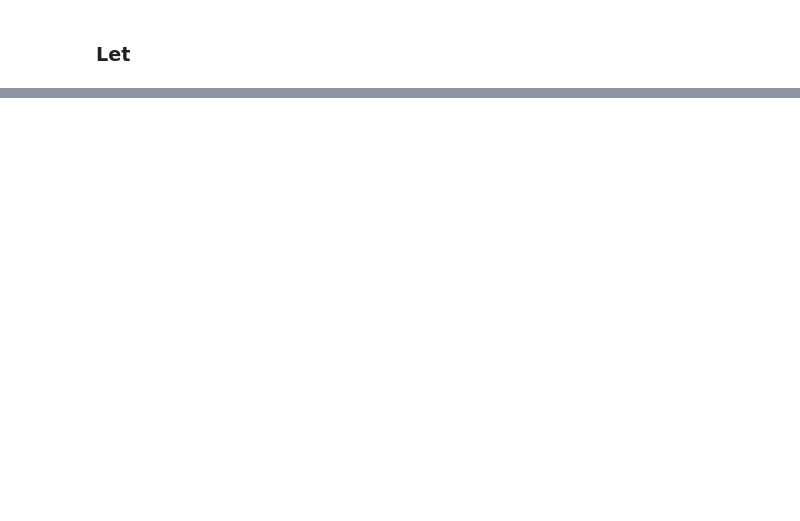
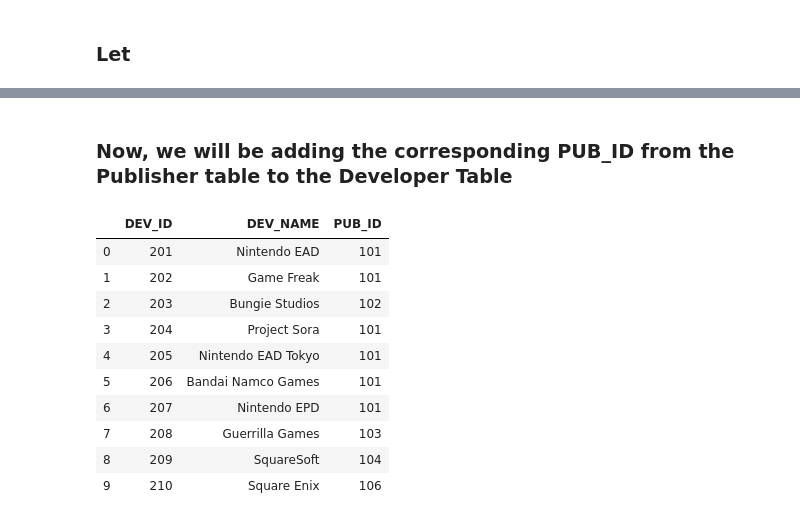
Before and after one commit to ashwinjohn3/Assignment-2, a Jupyter notebook: Assignment 2.ipynb, the cells around one changed output, grey strips where cells are left out. Saved outputs shown, nothing was run; the diff lists cells and outputs as text; code cells hidden in the pictures; blank space fills up the shorter version.

```diff
--- a/Assignment 2.ipynb
+++ b/Assignment 2.ipynb
@@ -142,0 +270,3 @@ FROM GAMEDATA''')
+# %%
+publisher['PUB_ID'] = temp_pubid
+publisher.head(10)
@@ -142,0 +288,28 @@ FROM GAMEDATA''')
+# %% [markdown]
+### Now, we will be adding the corresponding PUB_ID from the Publisher table to the Developer Table
+# %%
+df2 = df.drop_duplicates('DEVELOPER', keep='first', inplace = False)
+pubtemp = []
+for i in developer['DEV_NAME']:
+    value = df2.loc[(df2.DEVELOPER == i),'PUBLISHER'].tolist()[0]
+    pubtemp.append(value)
+# %%
+pub_id = []
+for i in pubtemp:
+    pub_id.append(publisher.loc[publisher.PUB_NAME == i,'PUB_ID'].tolist()[0])
+# %%
+developer.PUB_ID = pub_id
+# %%
+developer.head(10)
+# %% [output]
+|  | DEV_ID | DEV_NAME | PUB_ID |
+| 0 | 201 | Nintendo EAD | 101 |
+| 1 | 202 | Game Freak | 101 |
+| 2 | 203 | Bungie Studios | 102 |
+| 3 | 204 | Project Sora | 101 |
+| 4 | 205 | Nintendo EAD Tokyo | 101 |
+| 5 | 206 | Bandai Namco Games | 101 |
+| 6 | 207 | Nintendo EPD | 101 |
+| 7 | 208 | Guerrilla Games | 103 |
+| 8 | 209 | SquareSoft | 104 |
+| 9 | 210 | Square Enix | 106 |
```
Also changed, not shown: parts of 46 cells of this notebook.
